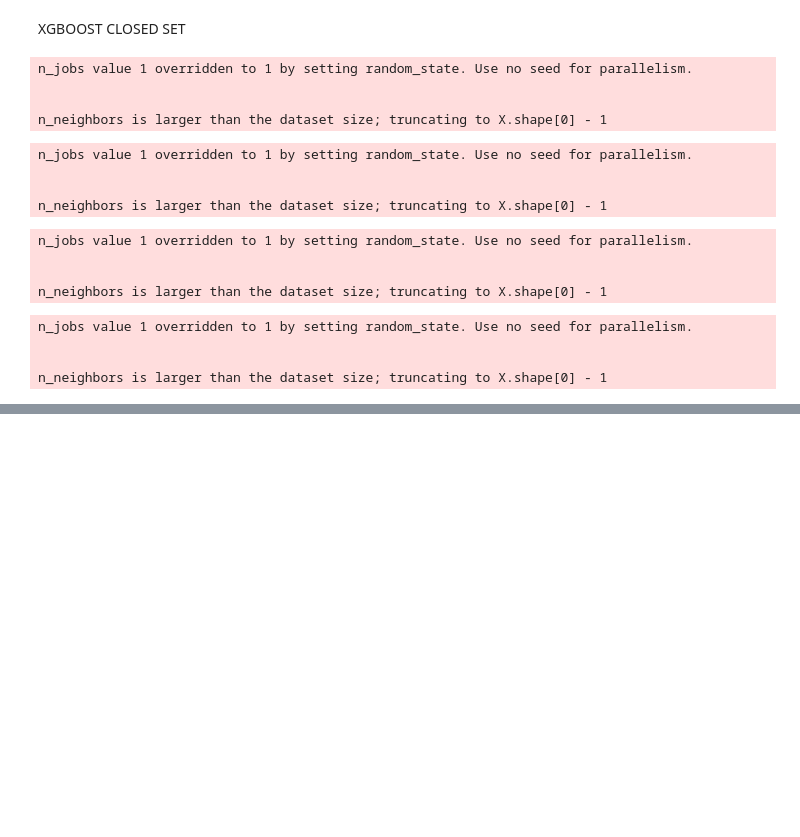
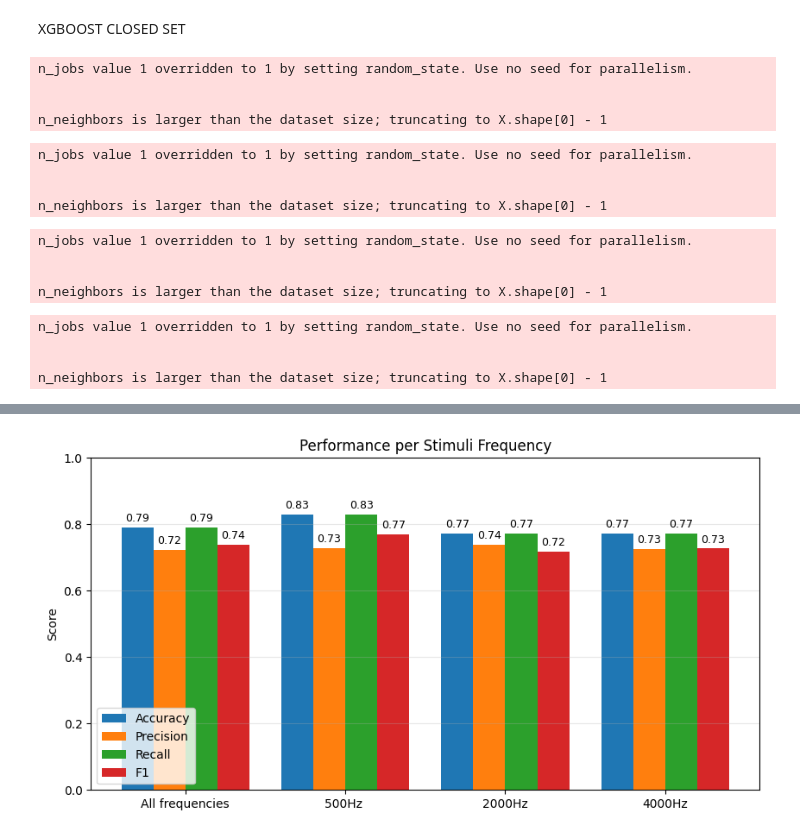
Before and after one commit to SoonUnemployed/Diploma-Thesis, a Jupyter notebook: diploma_thesis/notebooks/results.ipynb, the cells around one changed output, grey strips where cells are left out. Saved outputs shown, nothing was run; the diff lists cells and outputs as text; code cells hidden in the pictures; blank space fills up the shorter version.

```diff
--- a/diploma_thesis/notebooks/results.ipynb
+++ b/diploma_thesis/notebooks/results.ipynb
@@ -4,6 +4,8 @@ from pathlib import Path
 
 project_root = Path().resolve().parent
 sys.path.append(str(project_root))
+# %%
+_ = "Not_used"
 # %%
 import torch
 from pathlib import Path
@@ -872,0 +892,10 @@ n_neighbors is larger than the dataset size; truncating to X.shape[0] - 1
+# %%
+xg_data = np.load(xgb_path)
+xg_data_0 = np.load(xgb_path_0)
+xg_data_1 = np.load(xgb_path_1)
+xg_data_2 = np.load(xgb_path_2)
+
+eegnet_data = np.load(eegnet_path)
+eegnet_data_0 = np.load(eegnet_path_0)
+eegnet_data_1 = np.load(eegnet_path_1)
+eegnet_data_2 = np.load(eegnet_path_2)
@@ -872,0 +966,47 @@ n_neighbors is larger than the dataset size; truncating to X.shape[0] - 1
+# %%
+import matplotlib.pyplot as plt
+import numpy as np
+
+modalities = ["All frequencies", "500Hz ", "2000Hz", "4000Hz"]
+metrics = ["Accuracy", "Precision", "Recall", "F1"]
+
+scores = {
+    "Accuracy": [xg_data["accuracy"], xg_data_0["accuracy"], xg_data_1["accuracy"], xg_data_2["accuracy"]],
+    "Precision": [xg_data["precision"], xg_data_0["precision"], xg_data_1["precision"], xg_data_2["precision"]],
+    "Recall": [xg_data["recall"], xg_data_0["recall"], xg_data_1["recall"], xg_data_2["recall"]],
+    "F1": [xg_data["f1"], xg_data_0["f1"], xg_data_1["f1"], xg_data_2["f1"]],
+}
+
+x = np.arange(len(modalities))
+width = 0.2
+
+plt.figure(figsize = (10,5))
+
+for i, metric in enumerate(metrics):
+    bars = plt.bar(
+        x + i * width,
+        scores[metric],
+        width,
+        label = metric
+    )
+
+    for bar in bars:
+        height = bar.get_height()
+        plt.text(
+            bar.get_x() + bar.get_width() / 2,
+            height + 0.01,
+            f"{height:.2f}",
+            ha = "center",
+            va = "bottom",
+            fontsize = 9
+        )
+
+plt.ylim(0, 1)
+plt.xticks(x + 1.5 * width, modalities)
+plt.ylabel("Score")
+plt.title("Performance per Stimuli Frequency")
+plt.legend()
+plt.grid(axis = "y", alpha = 0.3)
+plt.show()
+# %% [output]
+[figure, added]
```
Also changed, not shown: parts of 22 cells of this notebook, 4 other files.
